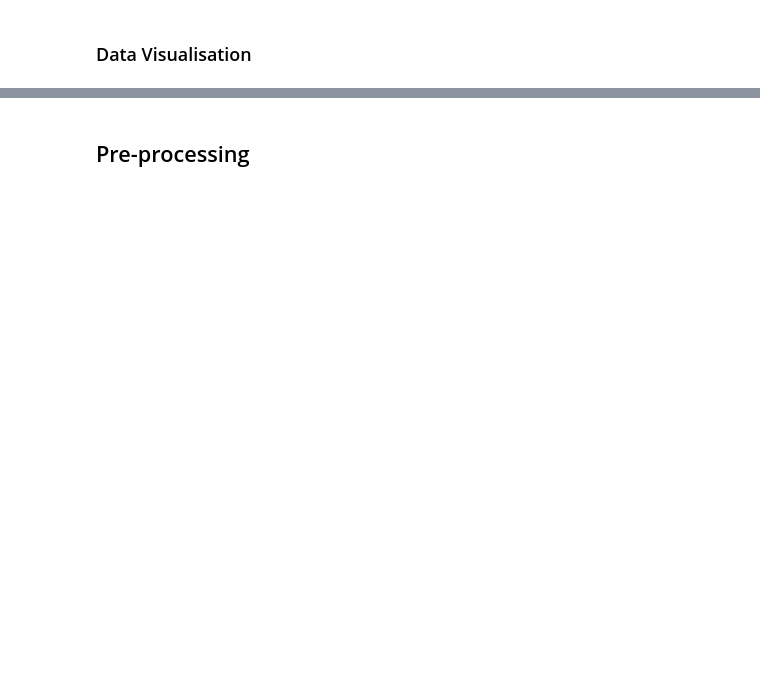
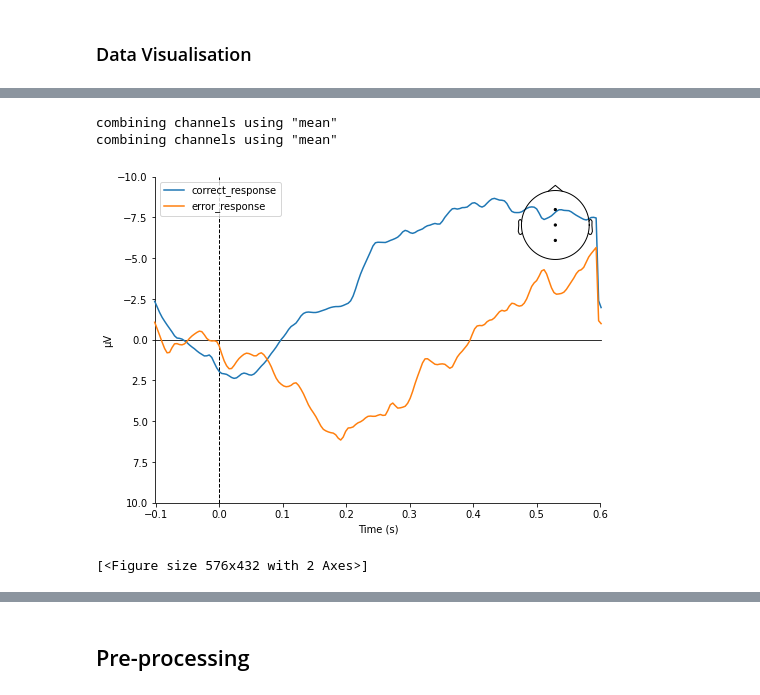
Before and after one commit to filyp/erpinator, a Jupyter notebook: notebooks/read-data-poc.ipynb, the cells around one changed output, grey strips where cells are left out. Drawn from its saved outputs; the diff is of its cells as text; code cells hidden in the pictures; blank space fills up the shorter version.

```diff
--- a/notebooks/read-data-poc.ipynb
+++ b/notebooks/read-data-poc.ipynb
@@ -34,16 +50,21 @@ error_response_evoked = error_response_epochs.average()
 # %%
 # Averages of two event sets
 
 mne.viz.plot_compare_evokeds(
     dict(
         correct_response=correct_response_evoked, error_response=error_response_evoked
     ),
     legend="upper left",
     show_sensors="upper right",
     ylim=dict(eeg=[-10, 10]),
     invert_y=True,
-    combine="mean",
+    combine="mean"
 )
+# %% [output]
+combining channels using "mean"
+combining channels using "mean"
+[figure, added]
+[<Figure size 576x432 with 2 Axes>]
 # %%
 # Averages of error response events per channel
 
```
Also changed, not shown: parts of 11 cells of this notebook.
